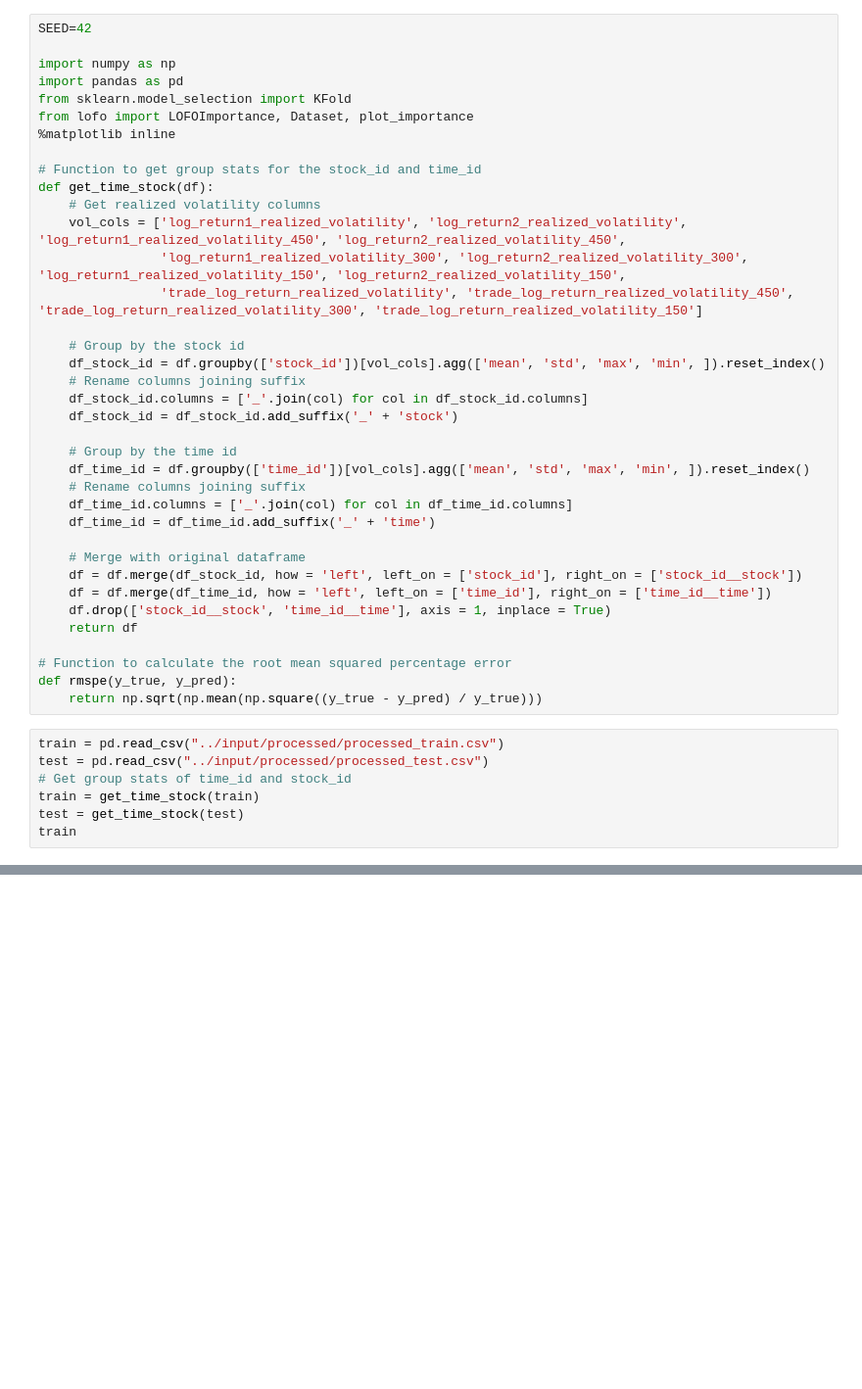
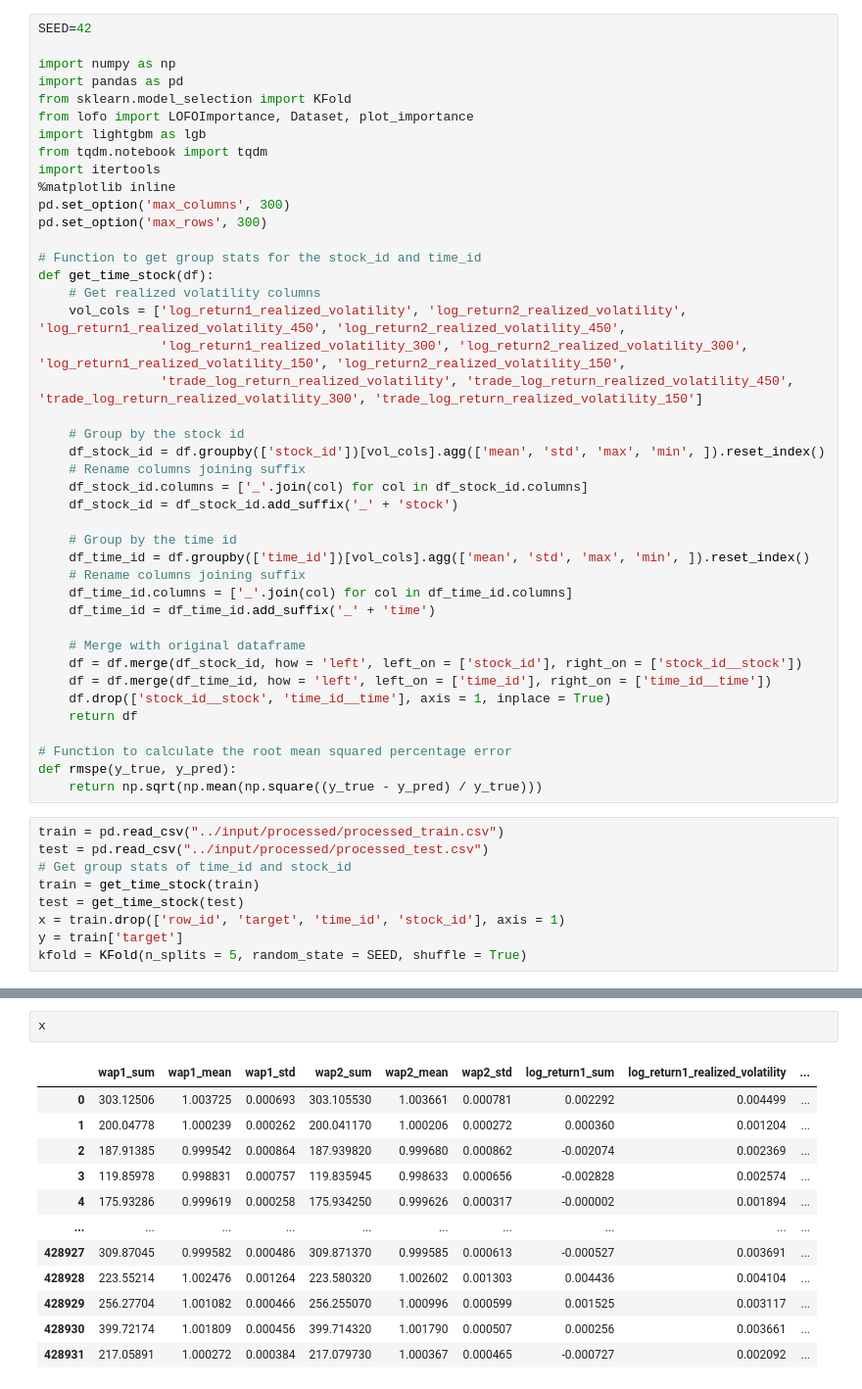
Before and after one commit to Zacchaeus00/kaggle-optiver, a Jupyter notebook: working/lofo.ipynb, the cells around one changed output, grey strips where cells are left out. Shown at 98% size. Saved outputs shown, nothing was run; the diff lists cells and outputs as text; blank space fills up the shorter version.

```diff
--- a/working/lofo.ipynb
+++ b/working/lofo.ipynb
@@ -5,7 +5,12 @@ import numpy as np
 import pandas as pd
 from sklearn.model_selection import KFold
 from lofo import LOFOImportance, Dataset, plot_importance
+import lightgbm as lgb
+from tqdm.notebook import tqdm
+import itertools
 %matplotlib inline
+pd.set_option('max_columns', 300)
+pd.set_option('max_rows', 300)
 
 # Function to get group stats for the stock_id and time_id
 def get_time_stock(df):
@@ -41,4 +46,6 @@ test = pd.read_csv("../input/processed/processed_test.csv")
 # Get group stats of time_id and stock_id
 train = get_time_stock(train)
 test = get_time_stock(test)
-train
+x = train.drop(['row_id', 'target', 'time_id', 'stock_id'], axis = 1)
+y = train['target']
+kfold = KFold(n_splits = 5, random_state = SEED, shuffle = True)
@@ -58,0 +111,15 @@ train
+# %%
+x
+# %% [output]
+|  | wap1_sum | wap1_mean | wap1_std | wap2_sum | wap2_mean | wap2_std | log_return1_sum | log_return1_realized_volatility | ... |
+| 0 | 303.12506 | 1.003725 | 0.000693 | 303.105530 | 1.003661 | 0.000781 | 0.002292 | 0.004499 | ... |
+| 1 | 200.04778 | 1.000239 | 0.000262 | 200.041170 | 1.000206 | 0.000272 | 0.000360 | 0.001204 | ... |
+| 2 | 187.91385 | 0.999542 | 0.000864 | 187.939820 | 0.999680 | 0.000862 | -0.002074 | 0.002369 | ... |
+| 3 | 119.85978 | 0.998831 | 0.000757 | 119.835945 | 0.998633 | 0.000656 | -0.002828 | 0.002574 | ... |
+| 4 | 175.93286 | 0.999619 | 0.000258 | 175.934250 | 0.999626 | 0.000317 | -0.000002 | 0.001894 | ... |
+| ... | ... | ... | ... | ... | ... | ... | ... | ... | ... |
+| 428927 | 309.87045 | 0.999582 | 0.000486 | 309.871370 | 0.999585 | 0.000613 | -0.000527 | 0.003691 | ... |
+| 428928 | 223.55214 | 1.002476 | 0.001264 | 223.580320 | 1.002602 | 0.001303 | 0.004436 | 0.004104 | ... |
+| 428929 | 256.27704 | 1.001082 | 0.000466 | 256.255070 | 1.000996 | 0.000599 | 0.001525 | 0.003117 | ... |
+| 428930 | 399.72174 | 1.001809 | 0.000456 | 399.714320 | 1.001790 | 0.000507 | 0.000256 | 0.003661 | ... |
+| 428931 | 217.05891 | 1.000272 | 0.000384 | 217.079730 | 1.000367 | 0.000465 | -0.000727 | 0.002092 | ... |
```
Also changed, not shown: parts of 12 cells of this notebook, 1 other file.
